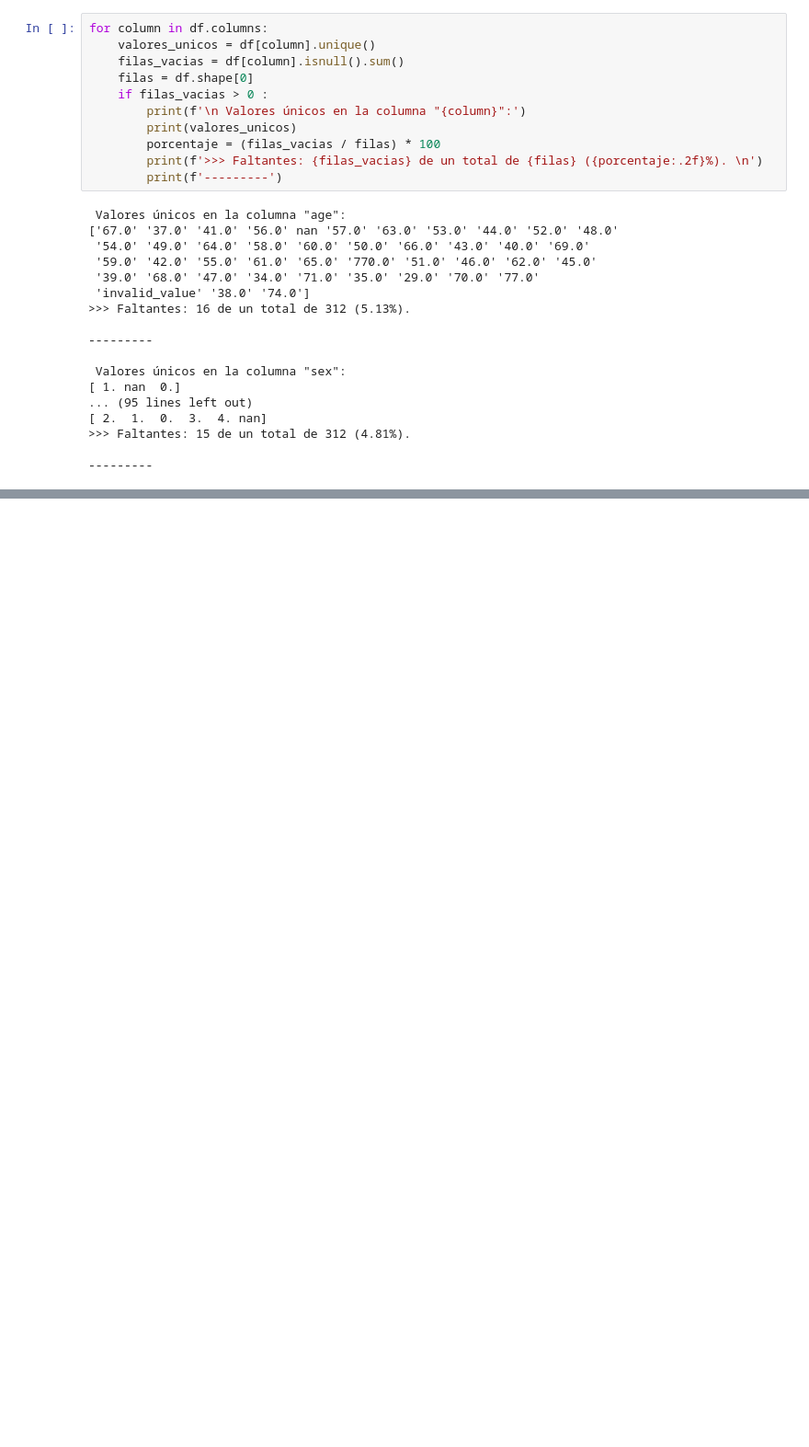
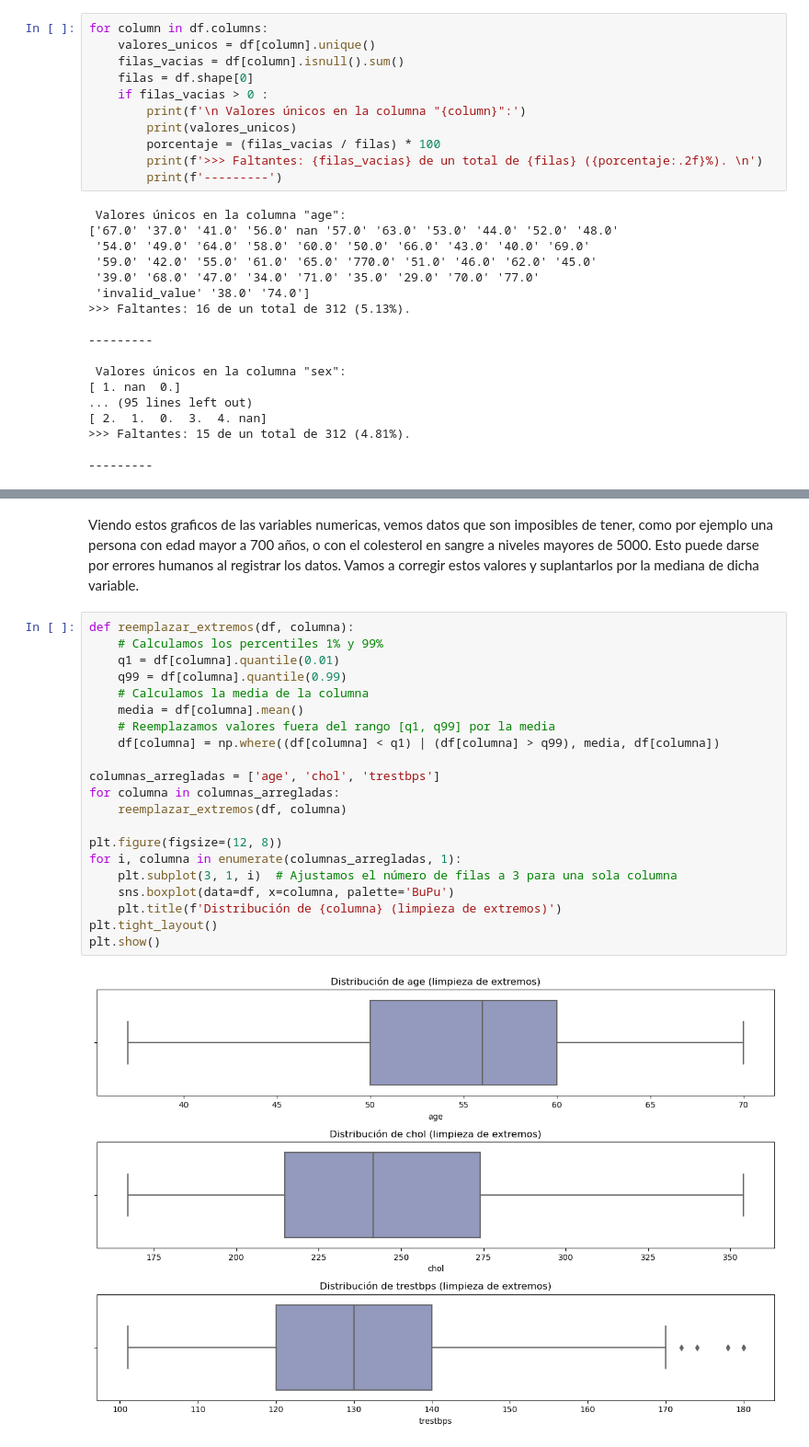
Before and after one commit to TauberF/AnalisisDeDatos, a Jupyter notebook: PROYECTO/proyecto.ipynb, the cells around one changed output, grey strips where cells are left out. Shown at 92% size. Drawn from its saved outputs; the diff is of its cells as text; blank space fills up the shorter version.

```diff
--- a/PROYECTO/proyecto.ipynb
+++ b/PROYECTO/proyecto.ipynb
@@ -125,0 +187,25 @@ for column in df.columns:
+# %% [markdown]
+Viendo estos graficos de las variables numericas, vemos datos que son imposibles de tener, como por ejemplo una persona con edad mayor a 700 años, o con el colesterol en sangre a niveles mayores de 5000. Esto puede darse por errores humanos al registrar los datos. Vamos a corregir estos valores y suplantarlos por la mediana de dicha variable.
+# %%
+def reemplazar_extremos(df, columna):
+    # Calculamos los percentiles 1% y 99%
+    q1 = df[columna].quantile(0.01)
+    q99 = df[columna].quantile(0.99)
+    # Calculamos la media de la columna
+    media = df[columna].mean()
+    # Reemplazamos valores fuera del rango [q1, q99] por la media
+    df[columna] = np.where((df[columna] < q1) | (df[columna] > q99), media, df[columna])
+
+columnas_arregladas = ['age', 'chol', 'trestbps']
+for columna in columnas_arregladas:
+    reemplazar_extremos(df, columna)
+
+plt.figure(figsize=(12, 8))
+for i, columna in enumerate(columnas_arregladas, 1):
+    plt.subplot(3, 1, i)  # Ajustamos el número de filas a 3 para una sola columna
+    sns.boxplot(data=df, x=columna, palette='BuPu')
+    plt.title(f'Distribución de {columna} (limpieza de extremos)')
+plt.tight_layout()
+plt.show()
+# %% [output]
+[figure, added]
```
Also changed, not shown: parts of 7 cells of this notebook.
